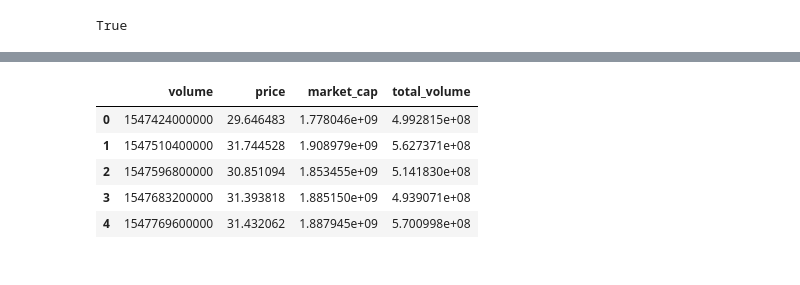
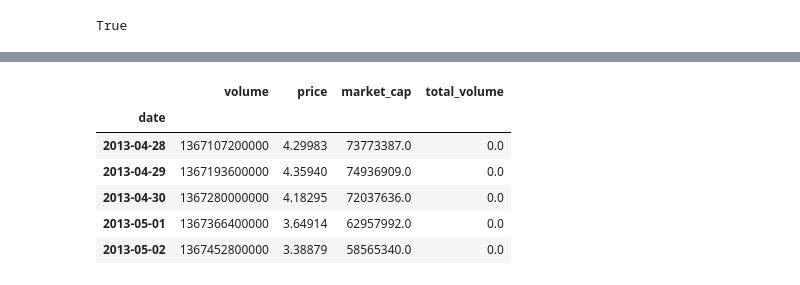
Before and after one commit to toniahurst/project_2, a Jupyter notebook: data_collection_db.ipynb, the cells around one changed output, grey strips where cells are left out. Drawn from its saved outputs; the diff is of its cells as text; code cells hidden in the pictures.

```diff
--- a/data_collection_db.ipynb
+++ b/data_collection_db.ipynb
@@ -124,4 +94,3 @@ eth_history_df.head()
 # %%
-lte_history = cg.get_coin_market_chart_by_id(id= 'litecoin', vs_currency = 'usd', days = '1000')
+lte_history = cg.get_coin_market_chart_by_id(id= 'litecoin', vs_currency = 'usd', days = 'max')
 lte_history_df = pd.DataFrame(lte_history)
-lte_history_df
@@ -147,12 +102,16 @@ lte_history_df["total_volume"] = lte_history_df['total_volumes'].apply(extract_p
 # %%
 lte_history_df = lte_history_df[['volume', 'price',
        'market_cap', 'total_volume']]
+lte_history_df["date"] = pd.to_datetime(lte_history_df["volume"], unit="ms")
+lte_history_df.set_index('date', inplace=True)
+lte_history_df.drop(columns='volume', inplace=True)
 lte_history_df.head()
 # %% [output]
 |  | volume | price | market_cap | total_volume |
-| 0 | 1547424000000 | 29.646483 | 1.778046e+09 | 4.992815e+08 |
-| 1 | 1547510400000 | 31.744528 | 1.908979e+09 | 5.627371e+08 |
-| 2 | 1547596800000 | 30.851094 | 1.853455e+09 | 5.141830e+08 |
-| 3 | 1547683200000 | 31.393818 | 1.885150e+09 | 4.939071e+08 |
-| 4 | 1547769600000 | 31.432062 | 1.887945e+09 | 5.700998e+08 |
+| date |  |  |  |  |
+| 2013-04-28 | 1367107200000 | 4.29983 | 73773387.0 | 0.0 |
+| 2013-04-29 | 1367193600000 | 4.35940 | 74936909.0 | 0.0 |
+| 2013-04-30 | 1367280000000 | 4.18295 | 72037636.0 | 0.0 |
+| 2013-05-01 | 1367366400000 | 3.64914 | 62957992.0 | 0.0 |
+| 2013-05-02 | 1367452800000 | 3.38879 | 58565340.0 | 0.0 |
 # %%
```
Also changed, not shown: parts of 29 cells of this notebook, 3 other files.
